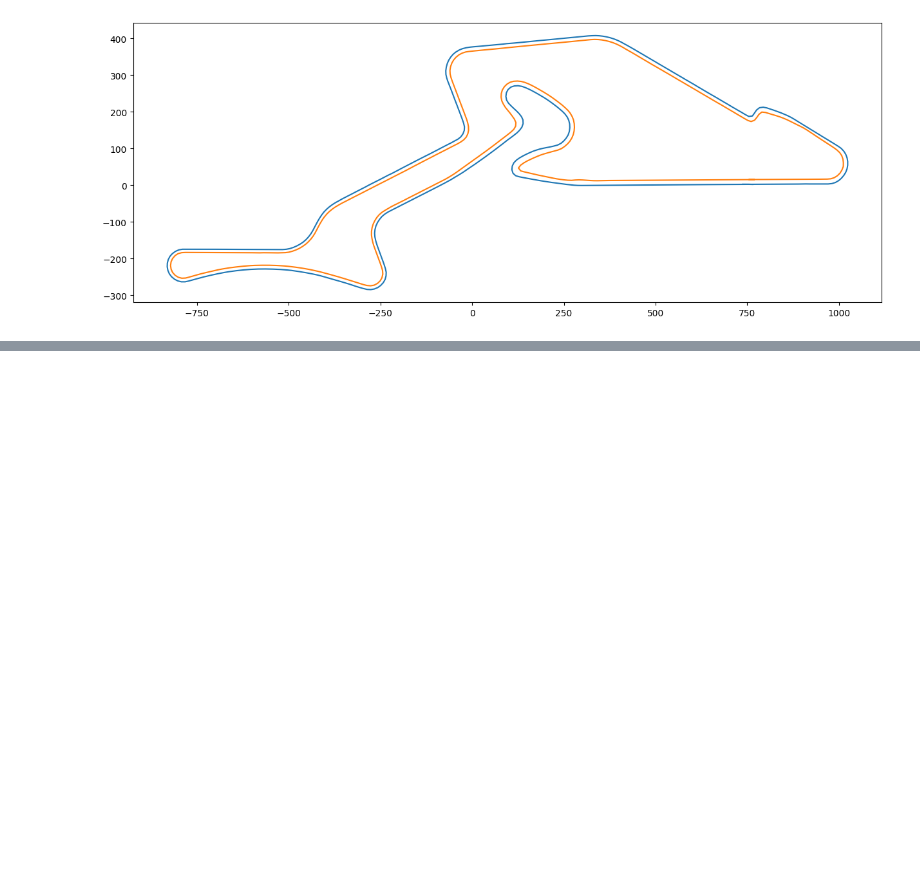
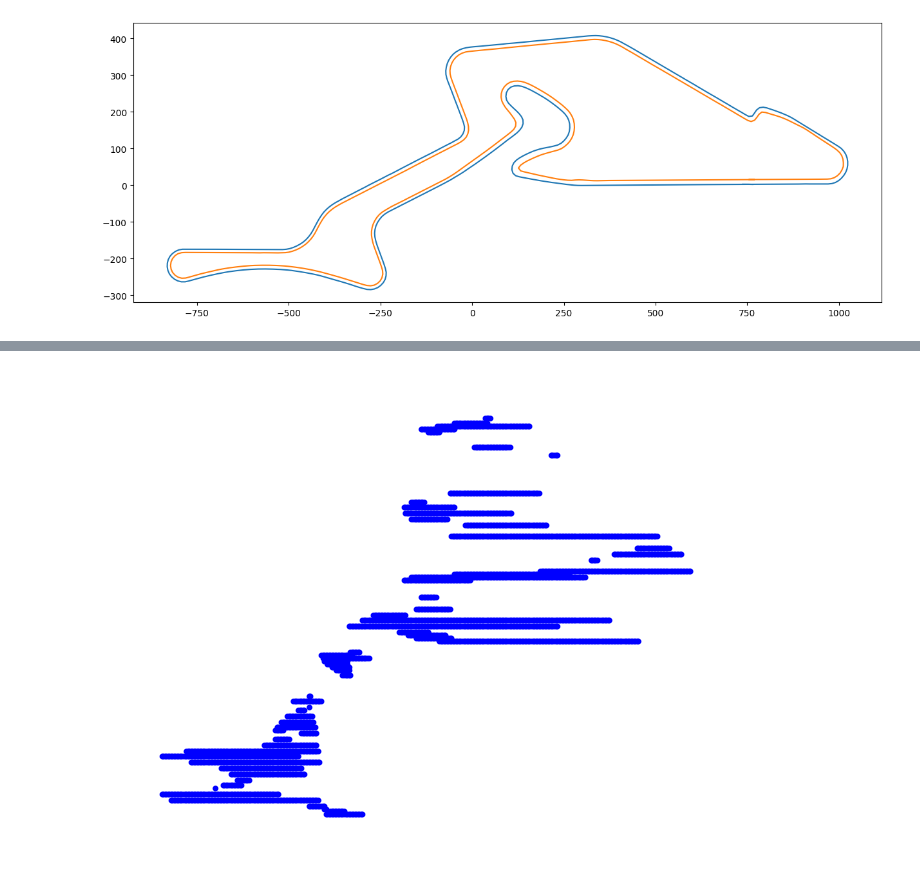
Before and after one commit to anaveravazquez/RacingTrajectories, a Jupyter notebook: creating_track_network.ipynb, the cells around one changed output, grey strips where cells are left out. Saved outputs shown, nothing was run; the diff lists cells and outputs as text; code cells hidden in the pictures; blank space fills up the shorter version.

```diff
--- a/creating_track_network.ipynb
+++ b/creating_track_network.ipynb
@@ -61,0 +106,23 @@ def create_track_network(df_left_side, df_right_side, points_distance, grid_dist
+# %%
+
+def visualize_and_save_graph(G, file_name, dpi=300):
+    # Set the size of the figure
+    ax.set_aspect('equal')
+    fig.set_size_inches(15, 15)
+    plt.show()
+
+    # Extract node positions from the graph G
+    pos = {node: (node[0], node[1]) for node in G.nodes()}
+
+    # Draw the network
+    nx.draw(G, pos, node_size=10, width=1, with_labels=False, node_color='blue', edge_color='gray')
+
+    plt.show()
+    # Save the figure
+    # plt.savefig(file_name, format='png', dpi=dpi, bbox_inches='tight')
+    # plt.close()  # Close the figure to free memory
+
+# Example usage:
+visualize_and_save_graph(G, 'Data/Map_details/track_network.png', dpi=300)
+# %% [output]
+[figure, added]
```
Also changed, not shown: parts of 6 cells of this notebook, 2 other files.
